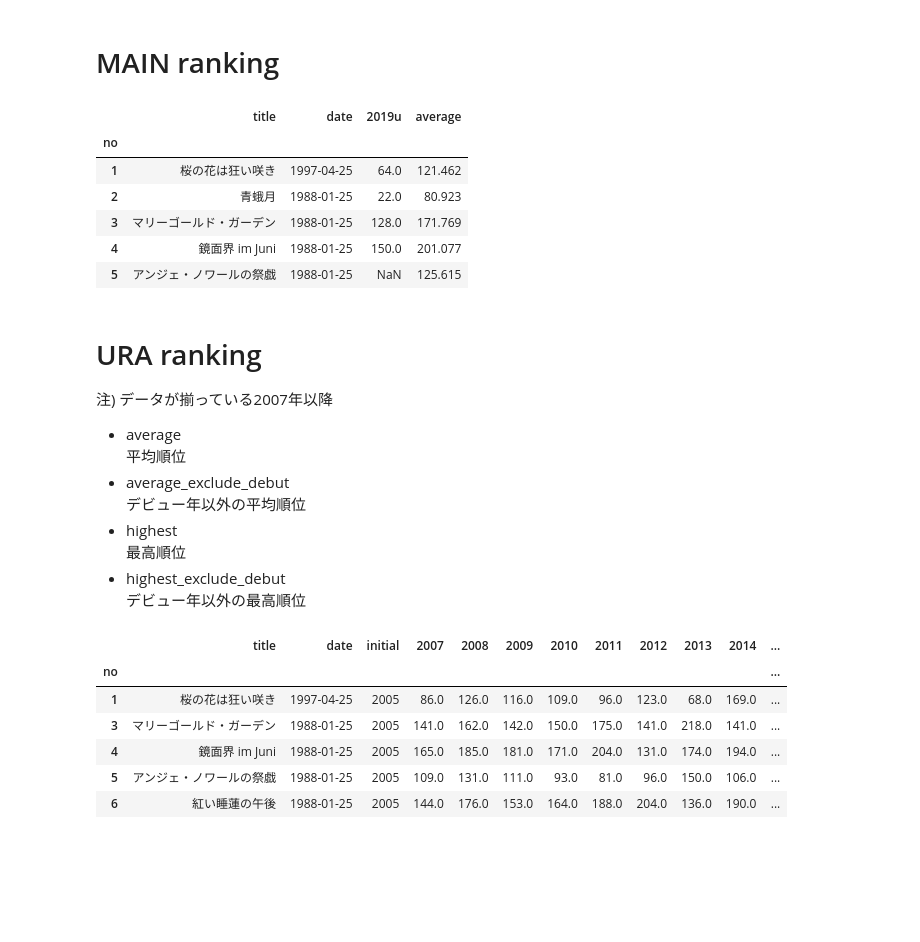
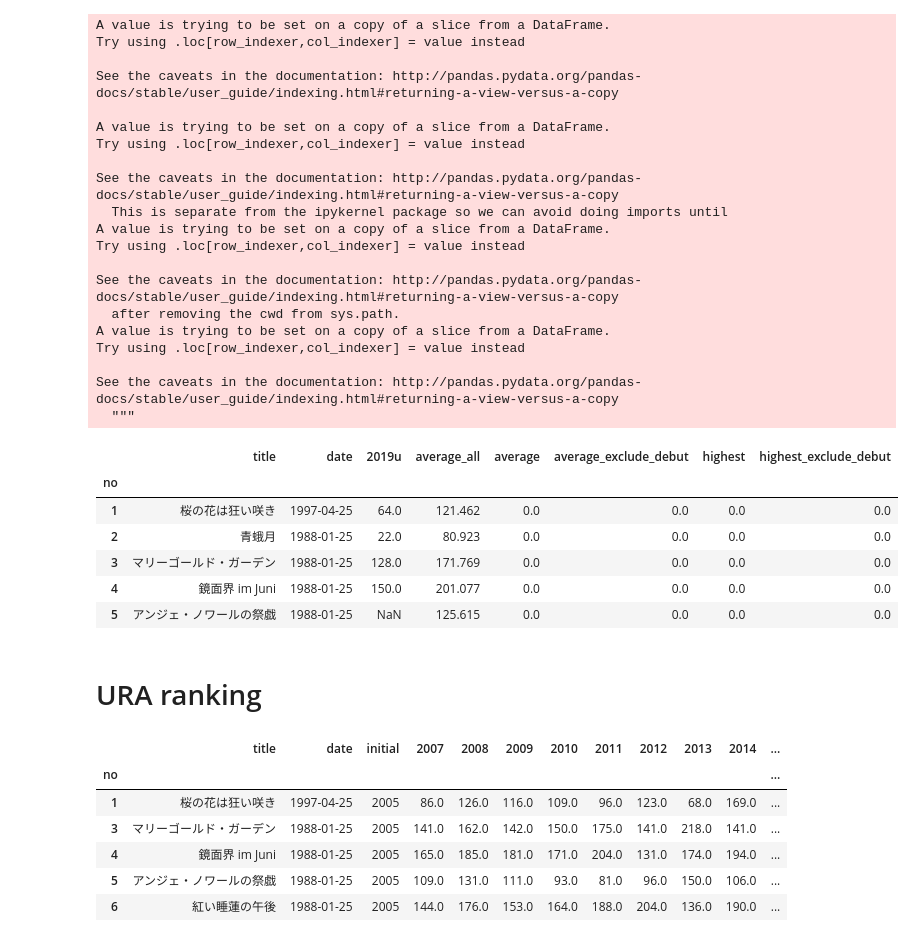
Before and after one commit to tabris913/aliran, a Jupyter notebook: aliran.ipynb, the cells around one changed output. Drawn from its saved outputs; the diff is of its cells as text; code cells hidden in the pictures; blank space fills up the shorter version.

```diff
--- a/aliran.ipynb
+++ b/aliran.ipynb
@@ -36,29 +49,41 @@ df.head()
+# %%
+result = df[['title', 'date', '2019u', 'average_all']]
+result['average'] = 0.
+result['average_exclude_debut'] = 0.
+result['highest'] = 0.
+result['highest_exclude_debut'] = 0.
+
+result.head()
+# %% [output]
+A value is trying to be set on a copy of a slice from a DataFrame.
+Try using .loc[row_indexer,col_indexer] = value instead
+
+See the caveats in the documentation: http://pandas.pydata.org/pandas-docs/stable/user_guide/indexing.html#returning-a-view-versus-a-copy
+
+A value is trying to be set on a copy of a slice from a DataFrame.
+Try using .loc[row_indexer,col_indexer] = value instead
+
+See the caveats in the documentation: http://pandas.pydata.org/pandas-docs/stable/user_guide/indexing.html#returning-a-view-versus-a-copy
+  This is separate from the ipykernel package so we can avoid doing imports until
+A value is trying to be set on a copy of a slice from a DataFrame.
+Try using .loc[row_indexer,col_indexer] = value instead
+
+See the caveats in the documentation: http://pandas.pydata.org/pandas-docs/stable/user_guide/indexing.html#returning-a-view-versus-a-copy
+  after removing the cwd from sys.path.
+A value is trying to be set on a copy of a slice from a DataFrame.
+Try using .loc[row_indexer,col_indexer] = value instead
+
+See the caveats in the documentation: http://pandas.pydata.org/pandas-docs/stable/user_guide/indexing.html#returning-a-view-versus-a-copy
+  """
+|  | title | date | 2019u | average_all | average | average_exclude_debut | highest | highest_exclude_debut |
+| no |  |  |  |  |  |  |  |  |
+| 1 | 桜の花は狂い咲き | 1997-04-25 | 64.0 | 121.462 | 0.0 | 0.0 | 0.0 | 0.0 |
+| 2 | 青蛾月 | 1988-01-25 | 22.0 | 80.923 | 0.0 | 0.0 | 0.0 | 0.0 |
+| 3 | マリーゴールド・ガーデン | 1988-01-25 | 128.0 | 171.769 | 0.0 | 0.0 | 0.0 | 0.0 |
+| 4 | 鏡面界 im Juni | 1988-01-25 | 150.0 | 201.077 | 0.0 | 0.0 | 0.0 | 0.0 |
+| 5 | アンジェ・ノワールの祭戯 | 1988-01-25 | NaN | 125.615 | 0.0 | 0.0 | 0.0 | 0.0 |
 # %% [markdown]
-# MAIN ranking
+# URA ranking
-# %%
-result = df[['title', 'date', '2019u', 'average']]
-result.head()
-# %% [output]
-|  | title | date | 2019u | average |
-| no |  |  |  |  |
-| 1 | 桜の花は狂い咲き | 1997-04-25 | 64.0 | 121.462 |
-| 2 | 青蛾月 | 1988-01-25 | 22.0 | 80.923 |
-| 3 | マリーゴールド・ガーデン | 1988-01-25 | 128.0 | 171.769 |
-| 4 | 鏡面界 im Juni | 1988-01-25 | 150.0 | 201.077 |
-| 5 | アンジェ・ノワールの祭戯 | 1988-01-25 | NaN | 125.615 |
-# %% [markdown]
-# URA ranking
-
-注) データが揃っている2007年以降
-
-* average
-平均順位
-* average_exclude_debut
-デビュー年以外の平均順位
-* highest
-最高順位
-* highest_exclude_debut
-デビュー年以外の最高順位
 # %%
 RANK = [2007, 2008, 2009, 2010, 2011, 2012, 2013, 2014, 2015, 2016, 2017, 2018, 2019]
 
```
Also changed, not shown: parts of 3 cells of this notebook.
